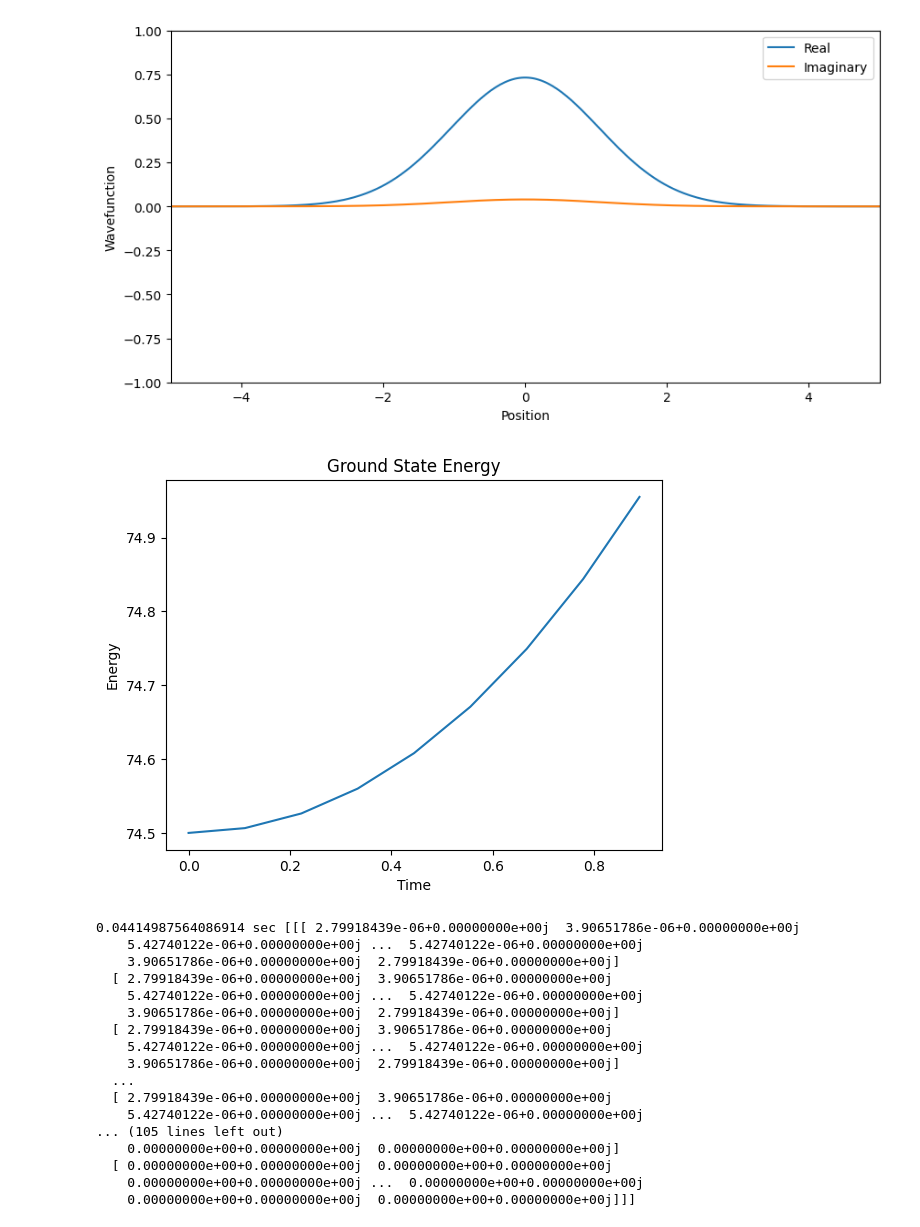
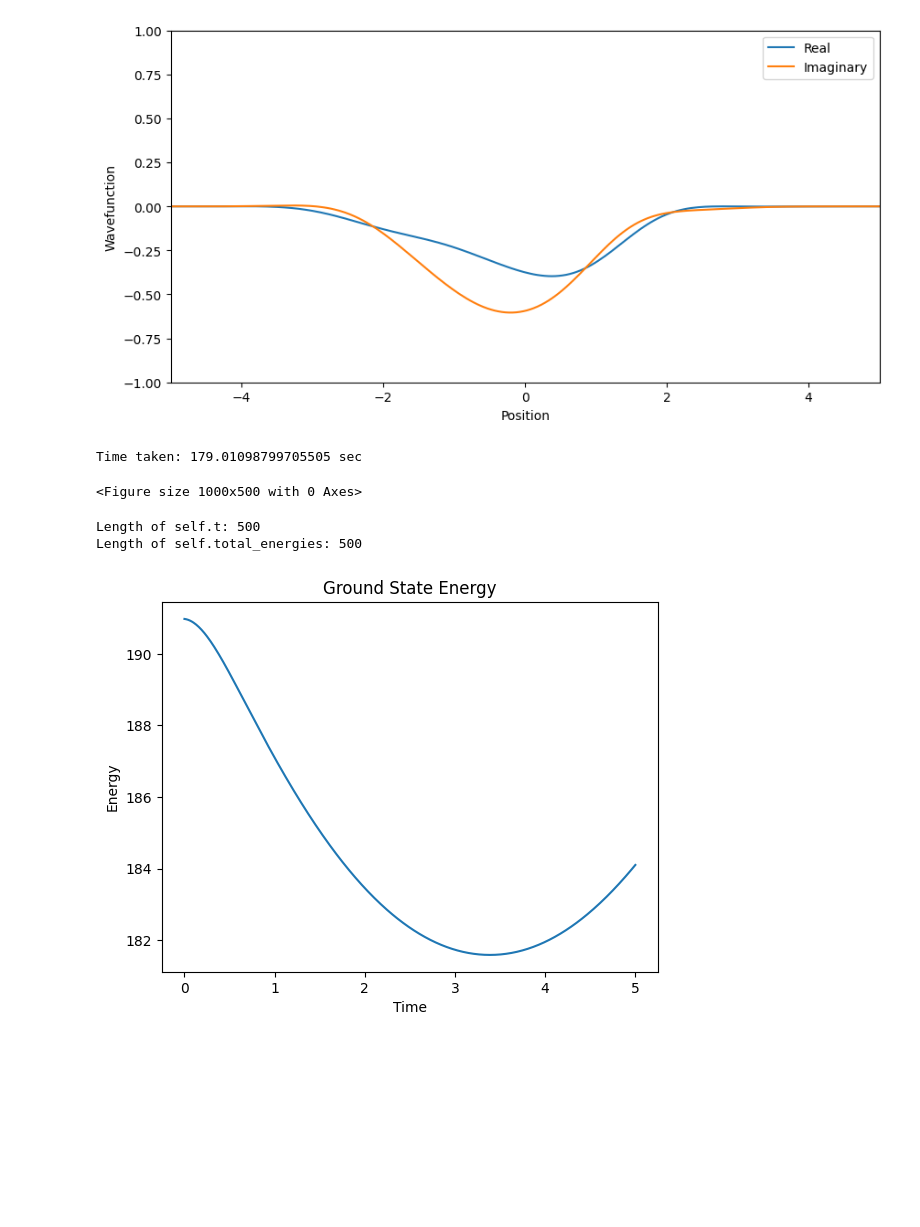
Before and after one commit to ascsn/wavefunction-dimensionality-reduction, a Jupyter notebook: high_fidelity/hf_solver_demo.ipynb, the cells around one changed output. Drawn from its saved outputs; the diff is of its cells as text; code cells hidden in the pictures; blank space fills up the shorter version.

```diff
--- a/high_fidelity/hf_solver_demo.ipynb
+++ b/high_fidelity/hf_solver_demo.ipynb
@@ -4,52 +4,29 @@ from hf_solver import hf_solver
 # %%
-# This premptively generates the domain so the initial state can be set. Ideally this will all be done through methods, still working on fixing the class up.
-domain = np.linspace(-5, 5, 300)
-
 # Initalizes the object
-sim = hf_solver(1, 1)
+#  (h_bar, mass, ang_freq, dx, x_limit, dt, t_final)
+sim = hf_solver(1, 1, 1, 0.05, 5, 0.01, 5)
 
 # Sets the potential (currently hardcoded to quantum harmonic oscillator)
-sim.set_potential(300, -5, 5, 1)
+domain, timeframe = sim.get_ranges()
 
 # Sets the initial state, in this case a guassian wave packet centered at zero. This will eventually all be done strictly through methods.
-initial_state_ = (1 / np.sqrt(2 * np.pi)) * np.exp(-0.5 * domain**2)
-sim.set_initial_state(initial_state_)
+#initial_state_ = (1 / np.sqrt(2 * np.pi)) * np.exp(-0.5 * domain**2)
+initial_state = (1 / np.sqrt(2 * np.pi)) * np.exp(-0.5 * domain**2)
+sim.set_initial_state(initial_state)
 
 # Sets the hamiltonian matrix
-sim.construct_hamiltonian()
-
-# Sets time evolution operator
-sim.time_evolution(4, 100, 1)
+sim.construct_hamiltonian("GP")
 
 # Runs the animation
 sim.run_animation()
 # %% [output]
-[figure, old version]
+[figure, new version]
+Time taken: 179.01098799705505 sec
+<Figure size 1000x500 with 0 Axes>
 # %%
 # Energy can be graphed after the animation or training simulation
 sim.graph_energy()
 # %% [output]
+Length of self.t: 500
+Length of self.total_energies: 500
-[figure, old version]
+[figure, new version]
-# %%
-# Basic example of the run_simulation method, this particular instance will record data for the first 100 timesteps. Outputs are the final state, all saved states, all saved energies, and the total time taken.
-f_state, a_states, energies, total_time = sim.run_simulation(100)
-print(total_time, 'sec',
-      a_states)
-# %% [output]
-0.04414987564086914 sec [[[ 2.79918439e-06+0.00000000e+00j  3.90651786e-06+0.00000000e+00j
-    5.42740122e-06+0.00000000e+00j ...  5.42740122e-06+0.00000000e+00j
-    3.90651786e-06+0.00000000e+00j  2.79918439e-06+0.00000000e+00j]
-  [ 2.79918439e-06+0.00000000e+00j  3.90651786e-06+0.00000000e+00j
-    5.42740122e-06+0.00000000e+00j ...  5.42740122e-06+0.00000000e+00j
-    3.90651786e-06+0.00000000e+00j  2.79918439e-06+0.00000000e+00j]
-  [ 2.79918439e-06+0.00000000e+00j  3.90651786e-06+0.00000000e+00j
-    5.42740122e-06+0.00000000e+00j ...  5.42740122e-06+0.00000000e+00j
-    3.90651786e-06+0.00000000e+00j  2.79918439e-06+0.00000000e+00j]
-  ...
-  [ 2.79918439e-06+0.00000000e+00j  3.90651786e-06+0.00000000e+00j
-    5.42740122e-06+0.00000000e+00j ...  5.42740122e-06+0.00000000e+00j
-... (105 lines left out)
-    0.00000000e+00+0.00000000e+00j  0.00000000e+00+0.00000000e+00j]
-  [ 0.00000000e+00+0.00000000e+00j  0.00000000e+00+0.00000000e+00j
-    0.00000000e+00+0.00000000e+00j ...  0.00000000e+00+0.00000000e+00j
-    0.00000000e+00+0.00000000e+00j  0.00000000e+00+0.00000000e+00j]]]
```
Also changed, not shown: parts of 5 cells of this notebook, 1 other file.
